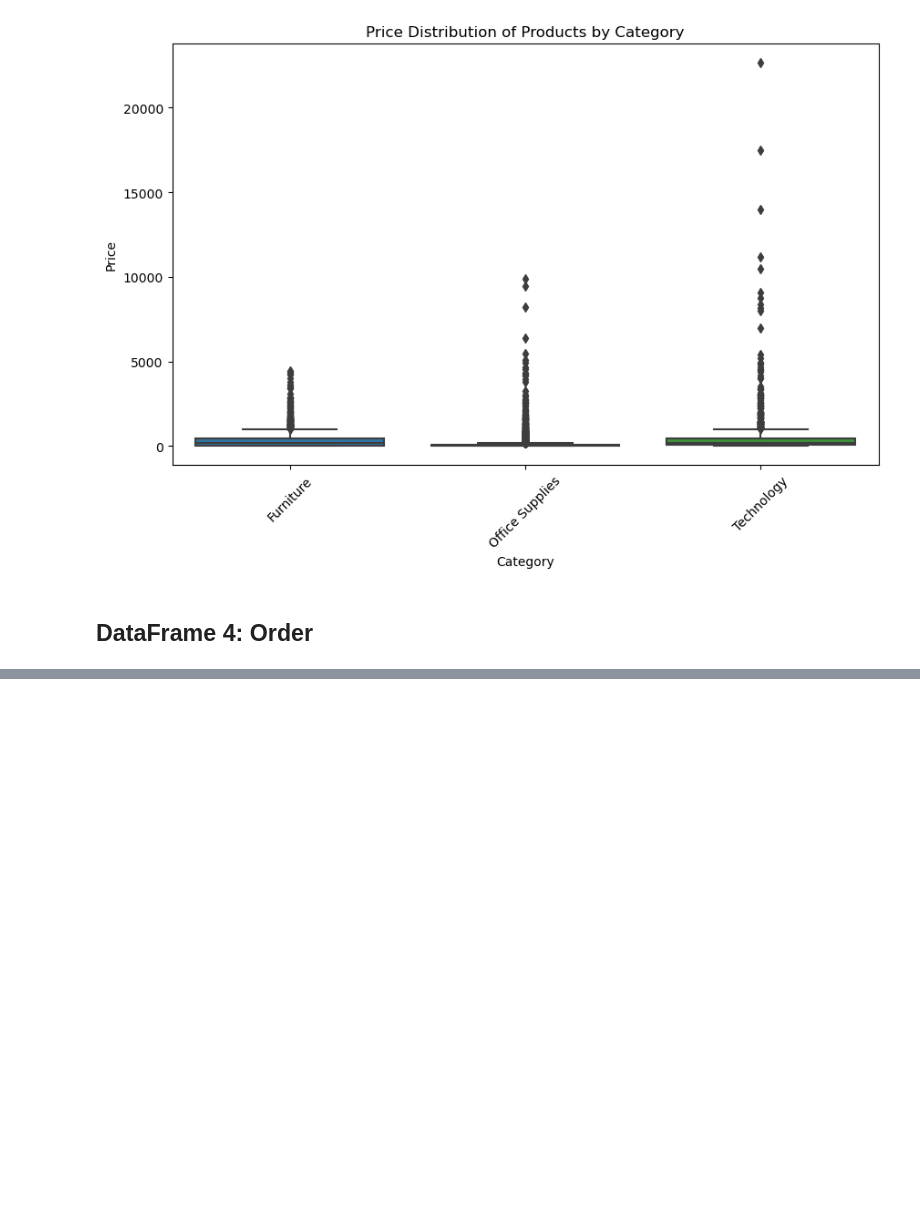
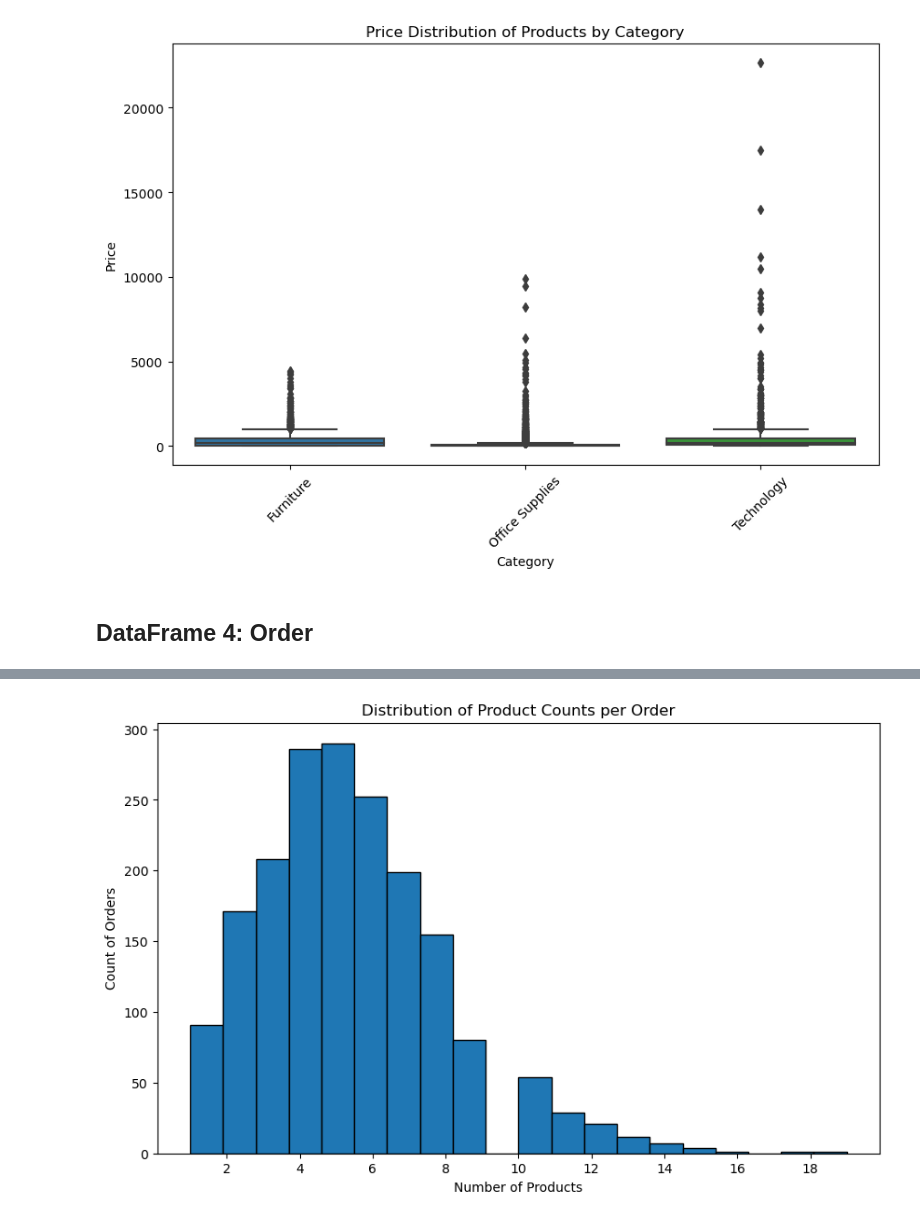
Before and after one commit to MaxLopezSalgado/superstore_e-commerce, a Jupyter notebook: eda/eda.ipynb, the cells around one changed output, grey strips where cells are left out. Saved outputs shown, nothing was run; the diff lists cells and outputs as text; code cells hidden in the pictures; blank space fills up the shorter version.

```diff
--- a/eda/eda.ipynb
+++ b/eda/eda.ipynb
@@ -457,0 +512,18 @@ plt.show()
+# %%
+# Bar plot: Visualize the count of products in each order to understand the order composition.
+# Count the number of products in each order
+order_product_count = order['product'].value_counts()
+
+# Plot the histogram of product counts per order
+plt.figure(figsize=(10, 6))
+plt.hist(order_product_count, bins=20, edgecolor='black')
+
+# Set the x-axis tick locator to display only integers
+plt.gca().xaxis.set_major_locator(plt.MaxNLocator(integer=True))
+
+plt.xlabel('Number of Products')
+plt.ylabel('Count of Orders')
+plt.title('Distribution of Product Counts per Order')
+plt.show()
+# %% [output]
+[figure, added]
```
Also changed, not shown: parts of 7 cells of this notebook.
